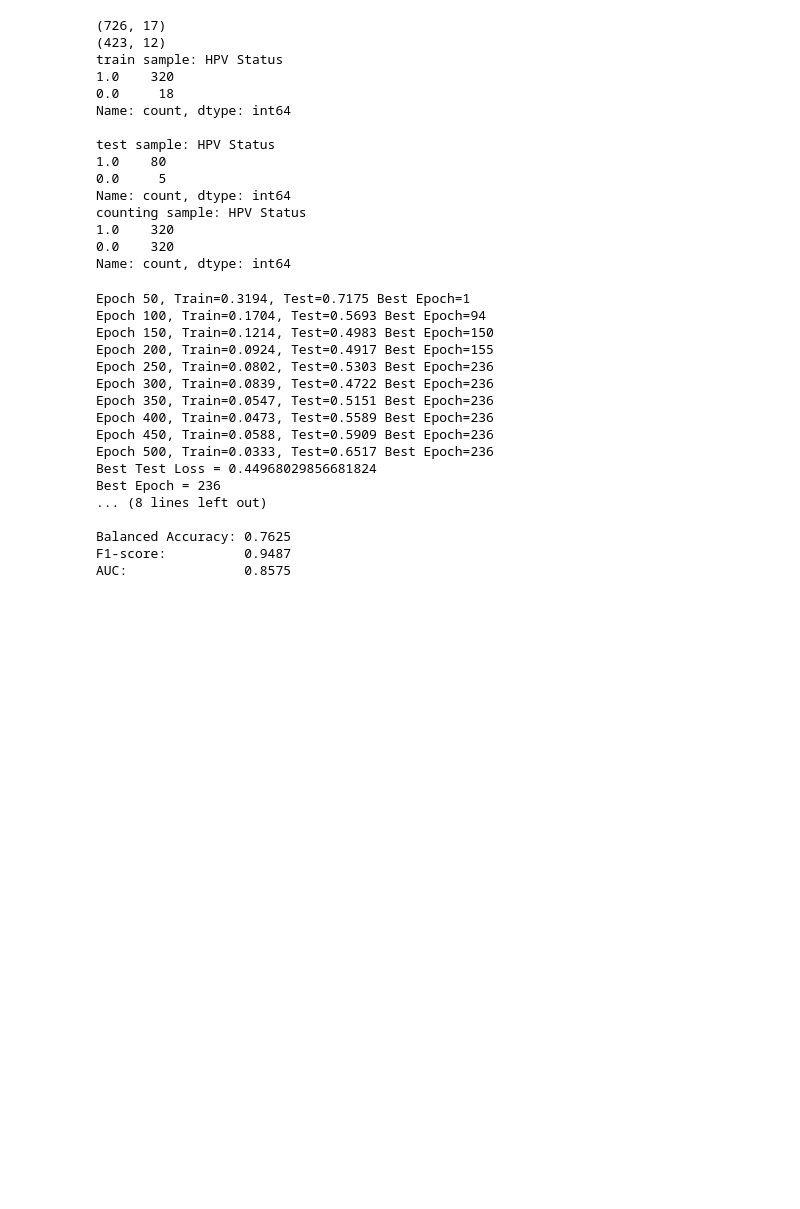
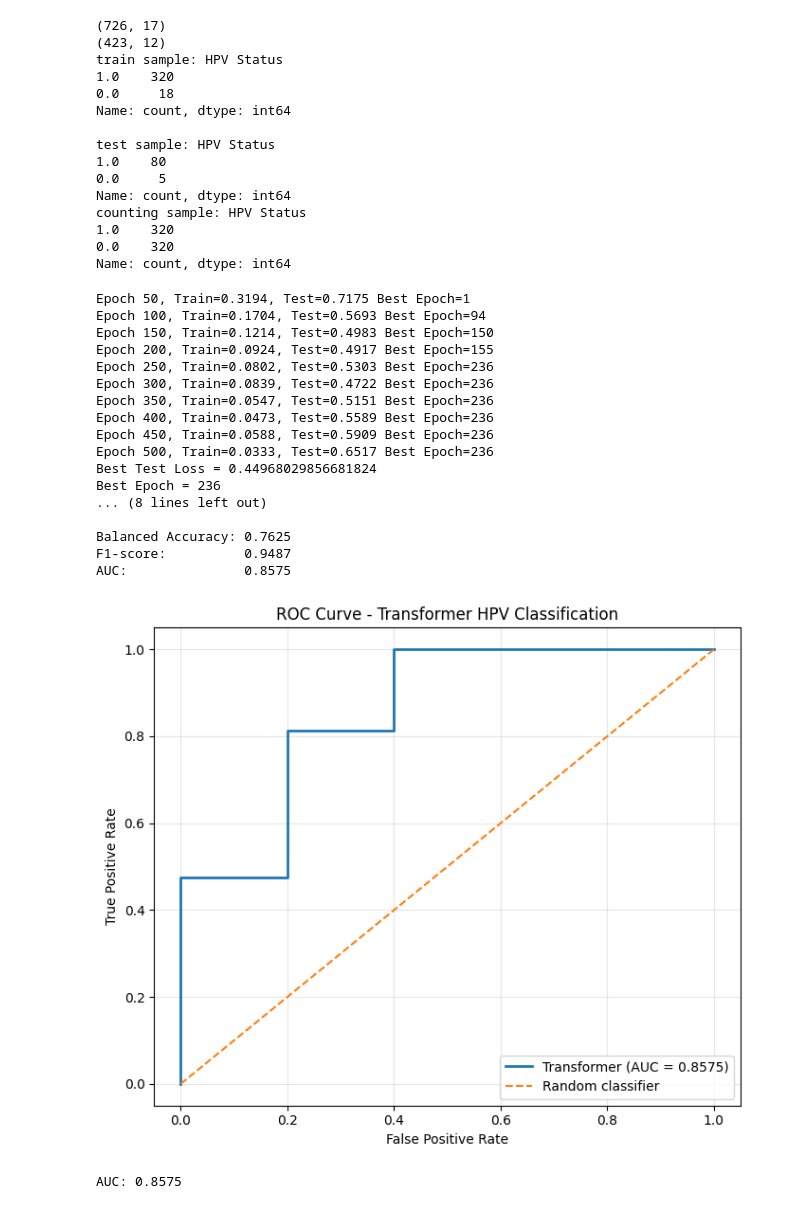
Before and after one commit to miriamamin1213-ux/Seed42_Models, a Jupyter notebook: Generric_Transformer_Hecktor.ipynb, the cells around one changed output. Saved outputs shown, nothing was run; the diff lists cells and outputs as text; code cells hidden in the pictures; blank space fills up the shorter version.

```diff
--- a/Generric_Transformer_Hecktor.ipynb
+++ b/Generric_Transformer_Hecktor.ipynb
@@ -297,36 +297,97 @@ else:                      # Multi-class classification
 print(f"Balanced Accuracy: {bal_acc:.4f}")
 print(f"F1-score:          {f1:.4f}")
 print(f"AUC:               {auc:.4f}")
+
+
+# ============================================================
+# ROC / AUC CURVE
+# ============================================================
+
+from sklearn.metrics import roc_curve
+import matplotlib.pyplot as plt
+
+# Probability of HPV positive
+y_score = y_prob[:, 1]
+
+# Calculate ROC curve
+fpr, tpr, thresholds = roc_curve(
+    y_test.numpy(),
+    y_score
+)
+
+# Calculate AUC
+auc = roc_auc_score(
+    y_test.numpy(),
+    y_score
+)
+
+# Plot ROC curve
+plt.figure(figsize=(7, 6))
+
+plt.plot(
+    fpr,
+    tpr,
+    linewidth=2,
+    label=f'Transformer (AUC = {auc:.4f})'
+)
+
+# Random classifier reference line
+plt.plot(
+    [0, 1],
+    [0, 1],
+    linestyle='--',
+    linewidth=1.5,
+    label='Random classifier'
+)
+
+plt.xlabel('False Positive Rate')
+plt.ylabel('True Positive Rate')
+
+plt.title(
+    'ROC Curve - Transformer HPV Classification'
+)
+
+plt.legend(loc='lower right')
+
+plt.grid(alpha=0.3)
+
+plt.tight_layout()
+
+plt.show()
+
+print(f"AUC: {auc:.4f}")
 # %% [output]
 (726, 17)
 (423, 12)
 train sample: HPV Status
 1.0    320
 0.0     18
 Name: count, dtype: int64
 
 test sample: HPV Status
 1.0    80
 0.0     5
 Name: count, dtype: int64
 counting sample: HPV Status
 1.0    320
 0.0    320
 Name: count, dtype: int64
 Epoch 50, Train=0.3194, Test=0.7175 Best Epoch=1
 Epoch 100, Train=0.1704, Test=0.5693 Best Epoch=94
 Epoch 150, Train=0.1214, Test=0.4983 Best Epoch=150
 Epoch 200, Train=0.0924, Test=0.4917 Best Epoch=155
 Epoch 250, Train=0.0802, Test=0.5303 Best Epoch=236
 Epoch 300, Train=0.0839, Test=0.4722 Best Epoch=236
 Epoch 350, Train=0.0547, Test=0.5151 Best Epoch=236
 Epoch 400, Train=0.0473, Test=0.5589 Best Epoch=236
 Epoch 450, Train=0.0588, Test=0.5909 Best Epoch=236
 Epoch 500, Train=0.0333, Test=0.6517 Best Epoch=236
 Best Test Loss = 0.44968029856681824
 Best Epoch = 236
 ... (8 lines left out)
 
 Balanced Accuracy: 0.7625
 F1-score:          0.9487
 AUC:               0.8575
+[figure, added]
+AUC: 0.8575
```
